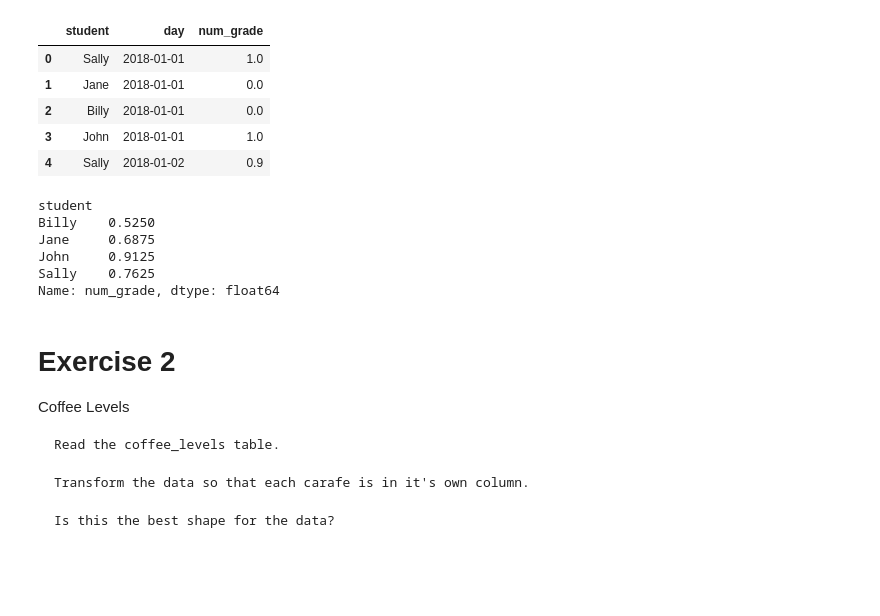
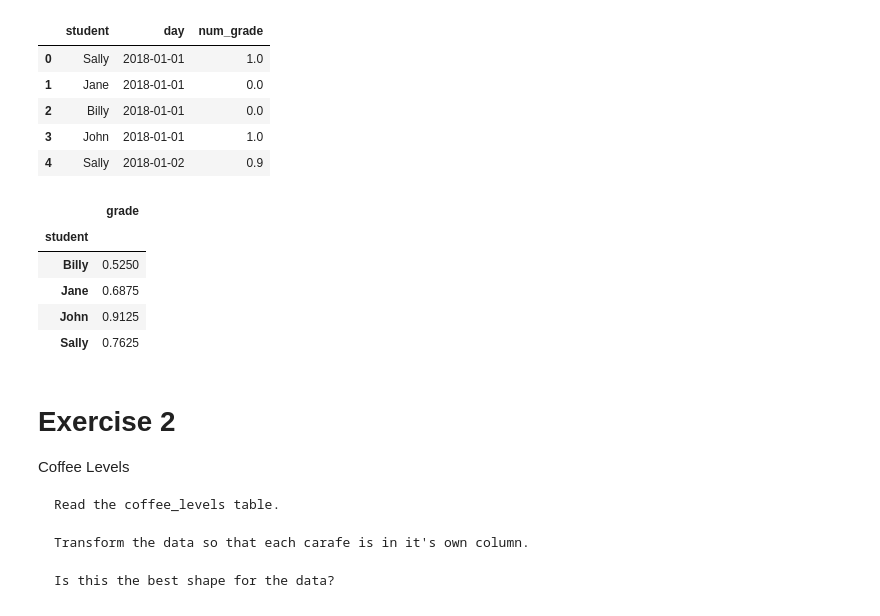
Before and after one commit to BraedenWright/classification-exercises, a Jupyter notebook: tidy_data.ipynb, the cells around one changed output. Drawn from its saved outputs; the diff is of its cells as text; code cells hidden in the pictures; blank space fills up the shorter version.

```diff
--- a/tidy_data.ipynb
+++ b/tidy_data.ipynb
@@ -94,14 +94,14 @@ altered_df.head()
 | 3 | John | 2018-01-01 | 1.0 |
 | 4 | Sally | 2018-01-02 | 0.9 |
 # %%
-altered_df.groupby('student').num_grade.mean()
+altered_df.groupby('student').mean()
 # %% [output]
-student
-Billy    0.5250
-Jane     0.6875
-John     0.9125
-Sally    0.7625
-Name: num_grade, dtype: float64
+|  | grade |
+| student |  |
+| Billy | 0.5250 |
+| Jane | 0.6875 |
+| John | 0.9125 |
+| Sally | 0.7625 |
 # %% [markdown]
 # Exercise 2
 
```
